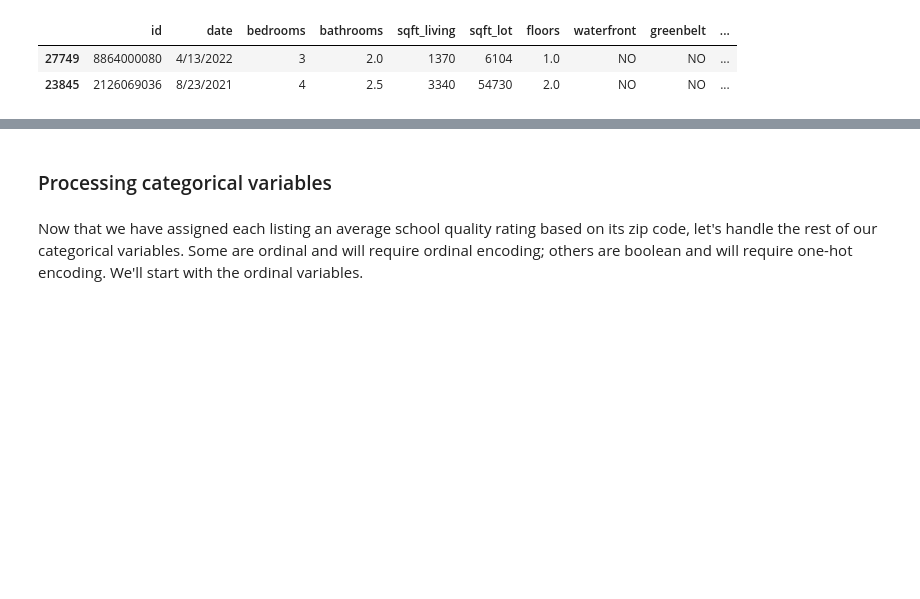
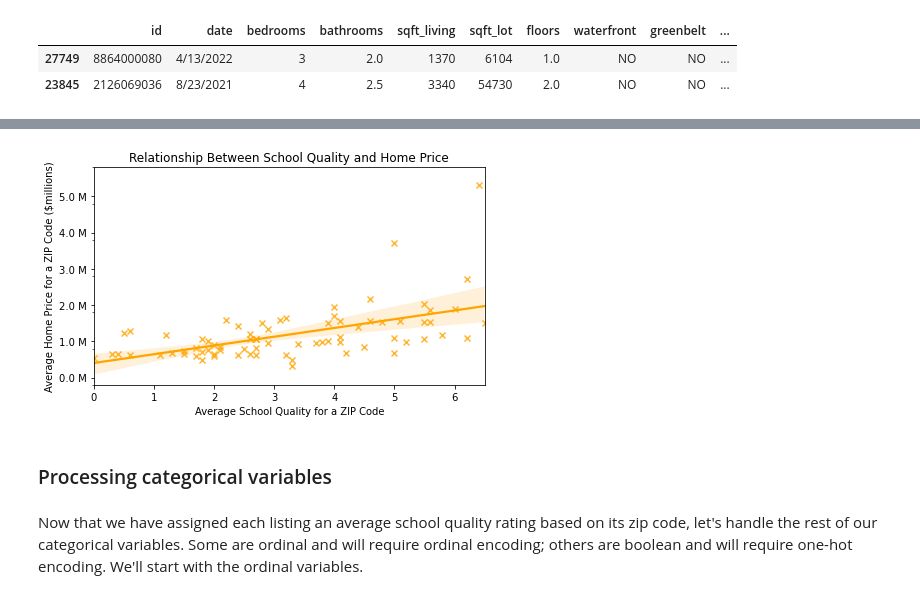
Before and after one commit to emgerber88/Kings-County-Real-Estate-analysis-NAEG, a Jupyter notebook: King_County_Analysis_Notebook.ipynb, the cells around one changed output, grey strips where cells are left out. Saved outputs shown, nothing was run; the diff lists cells and outputs as text; code cells hidden in the pictures; blank space fills up the shorter version.

```diff
--- a/King_County_Analysis_Notebook.ipynb
+++ b/King_County_Analysis_Notebook.ipynb
@@ -511,3 +524,22 @@ Excellent - now we've assigned each sale listing an average school quality based
+# %%
+# create dataframe with average sale price, average school rating, and zip
+prices = hd[["zip", "price"]].groupby(by=["zip"]).mean().reset_index()
+schools = X_train[["avg_school_quality", "zip"]].groupby(by=["zip"]).mean().reset_index()
+schools_prices = prices.merge(schools, left_on="zip", right_on="zip")
+
+# visualize relationship between average sale price and average school rating
+fig, ax = plt.subplots(figsize = (7, 4))
+ax = sns.regplot(x=schools_prices["avg_school_quality"],
+                   y=schools_prices["price"],
+                   color = "orange",
+                   marker = "x")
+ax.set_xlabel('Average School Quality for a ZIP Code')
+ax.set_ylabel('Average Home Price for a ZIP Code ($millions)')
+ax.set_title('Relationship Between School Quality and Home Price')
+ax.set_yticks(range(-200000, 6000000, 1000000), minor = True)
+ax.yaxis.set_major_formatter(million_formatter);
+# %% [output]
+[figure, added]
 # %% [markdown]
 ### Processing categorical variables
 # %% [markdown]
```
Also changed, not shown: parts of 21 cells of this notebook.
